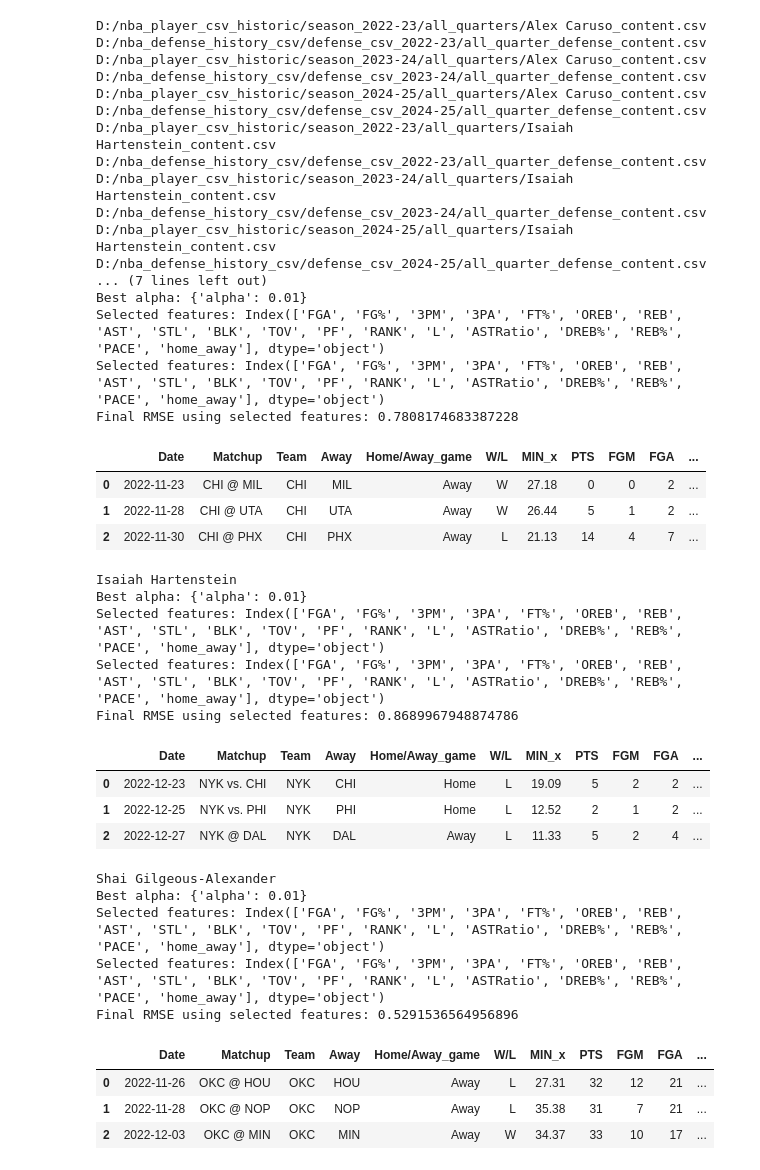
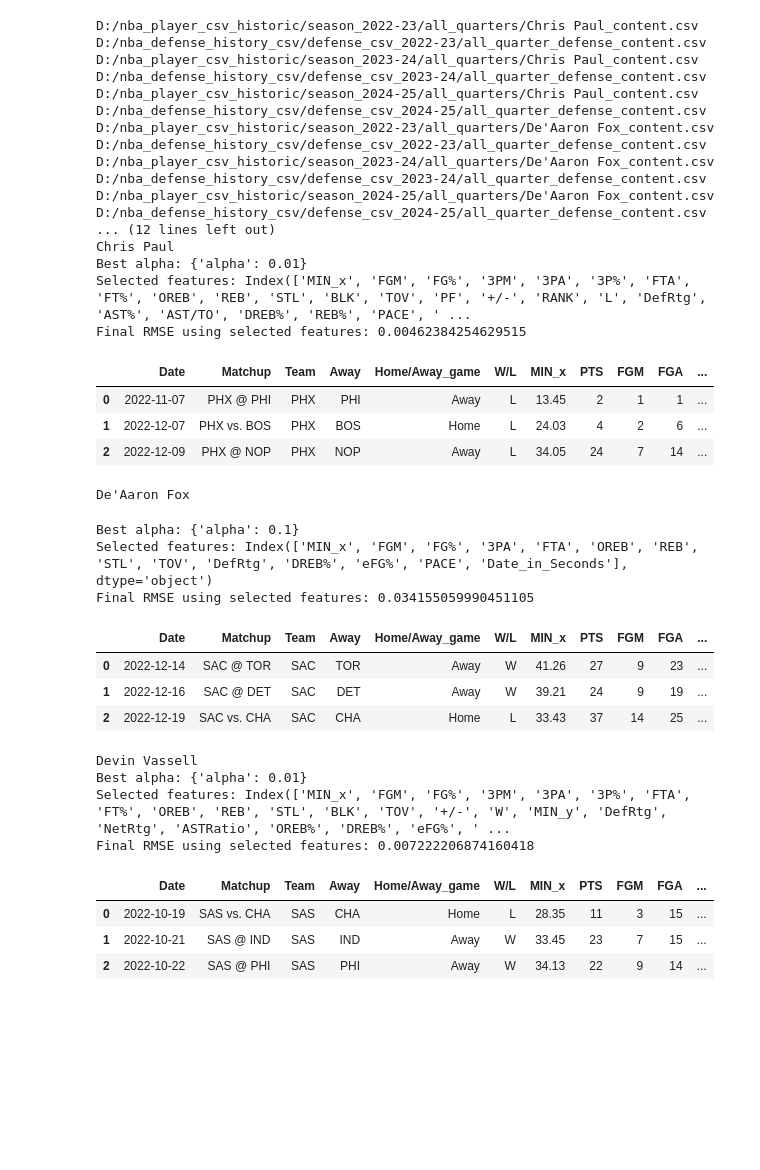
Before and after one commit to penfoldslaw/web_scraping_sports, a Jupyter notebook: models/linear_regression/feature_selection.ipynb, the cells around one changed output. Saved outputs shown, nothing was run; the diff lists cells and outputs as text; code cells hidden in the pictures; blank space fills up the shorter version.

```diff
--- a/models/linear_regression/feature_selection.ipynb
+++ b/models/linear_regression/feature_selection.ipynb
@@ -57,7 +57,7 @@ for player, df in player_df.items():
     import pandas as pd
 
 
-    df_X = df.drop(columns=['FGM','PTS','Date','Matchup','Team','Home/Away_game','W/L', 'Away', 'season', 'TEAM', 'season_defense'])
+    df_X = df.drop(columns=['OREB','PTS','Date','Matchup','Team','Home/Away_game','W/L', 'Away', 'season', 'TEAM', 'season_defense'])
 
     # print(len(df_X.columns))
 
@@ -73,7 +73,7 @@ for player, df in player_df.items():
     X = scaler.fit_transform(df_X)
     # X = pd.DataFrame(X_scaled, columns=df_X.columns)  # Convert back to DataFrame
 
-    y = df['FGM']  # Replace with your actual target
+    y = df['OREB']  # Replace with your actual target
 
 
     # Define the pipeline
@@ -126,7 +126,7 @@ Best R² score: 0.9779094684304063
 # %%
 from data_functions import his_usage_team
 
-player_names = {'Alex Caruso':'OKC', 'Isaiah Hartenstein':'OKC', 'Shai Gilgeous-Alexander':'OKC'}
+player_names = {'Chris Paul': 'SAS',"De'Aaron Fox": 'SAS', "Devin Vassell": 'SAS',"Harrison Barnes": 'SAS'}
 date_list = ["2022-23","2023-24","2024-25"]
 usage_path = "D:/nba_usage_csv_historic/usage_csv_{date}/{date}_content.csv"
 schedule_base_path = "D:/nba_scheduled_csv/schedule_csv_2025/{schedule_team}_schedule_content.csv"
@@ -147,9 +147,14 @@ for player, df in player_df.items():
     from sklearn.model_selection import train_test_split
     import numpy as np
 
+    df_X = df.drop(columns=['FGA','PTS','Date','Matchup','Team','Home/Away_game','W/L', 'Away', 'season', 'TEAM', 'season_defense'])
+
+
+
     scaler = StandardScaler()
     X = scaler.fit_transform(df_X)
-    X = pd.DataFrame(X, columns=df_X.columns)  # Convert back to DataFrame
+
+    y = df['FGA']  # Replace with your actual target
 
 
     # Define the grid search parameters for Lasso (L1 regularization)
@@ -164,6 +169,8 @@ for player, df in player_df.items():
     # Print best parameters
     print("Best alpha:", grid_search.best_params_)
 
+    X = pd.DataFrame(X, columns=df_X.columns)  # Convert back to DataFrame
+
 
     # Get the best alpha
     best_alpha = grid_search.best_params_['alpha']
@@ -171,6 +178,7 @@ for player, df in player_df.items():
     # Fit Lasso with the best alpha
     best_lasso = Lasso(alpha=best_alpha)
     best_lasso.fit(X, y)
+
 
     # Get selected (non-zero) feature indices
     selected_features = X.columns[best_lasso.coef_ != 0]
@@ -191,68 +199,58 @@ for player, df in player_df.items():
 
 
 
-
-
-
-
-    # Get selected (non-zero) feature indices
-    selected_features = X.columns[best_lasso.coef_ != 0]
-    print("Selected features:", selected_features)
-
     # Reduce X to selected features only
     X_train_selected = X_train[selected_features]
     X_test_selected = X_test[selected_features]
 
 
     # Retrain Lasso only on selected features
     final_lasso = Lasso(alpha=best_alpha)
     final_lasso.fit(X_train_selected, y_train)
 
     # Predict on the test set using the reduced feature set
     y_pred = final_lasso.predict(X_test_selected)
 
     # Calculate RMSE
     rmse = np.sqrt(mean_squared_error(y_test, y_pred))
 
     print("Final RMSE using selected features:", rmse)
     display(df.head(3))
 # %% [output]
-D:/nba_player_csv_historic/season_2022-23/all_quarters/Alex Caruso_content.csv
+D:/nba_player_csv_historic/season_2022-23/all_quarters/Chris Paul_content.csv
 D:/nba_defense_history_csv/defense_csv_2022-23/all_quarter_defense_content.csv
-D:/nba_player_csv_historic/season_2023-24/all_quarters/Alex Caruso_content.csv
+D:/nba_player_csv_historic/season_2023-24/all_quarters/Chris Paul_content.csv
 D:/nba_defense_history_csv/defense_csv_2023-24/all_quarter_defense_content.csv
-D:/nba_player_csv_historic/season_2024-25/all_quarters/Alex Caruso_content.csv
+D:/nba_player_csv_historic/season_2024-25/all_quarters/Chris Paul_content.csv
 D:/nba_defense_history_csv/defense_csv_2024-25/all_quarter_defense_content.csv
-D:/nba_player_csv_historic/season_2022-23/all_quarters/Isaiah Hartenstein_content.csv
+D:/nba_player_csv_historic/season_2022-23/all_quarters/De'Aaron Fox_content.csv
 D:/nba_defense_history_csv/defense_csv_2022-23/all_quarter_defense_content.csv
-D:/nba_player_csv_historic/season_2023-24/all_quarters/Isaiah Hartenstein_content.csv
+D:/nba_player_csv_historic/season_2023-24/all_quarters/De'Aaron Fox_content.csv
 D:/nba_defense_history_csv/defense_csv_2023-24/all_quarter_defense_content.csv
-D:/nba_player_csv_historic/season_2024-25/all_quarters/Isaiah Hartenstein_content.csv
+D:/nba_player_csv_historic/season_2024-25/all_quarters/De'Aaron Fox_content.csv
 D:/nba_defense_history_csv/defense_csv_2024-25/all_quarter_defense_content.csv
-... (7 lines left out)
+... (12 lines left out)
+Chris Paul
 Best alpha: {'alpha': 0.01}
-Selected features: Index(['FGA', 'FG%', '3PM', '3PA', 'FT%', 'OREB', 'REB', 'AST', 'STL', 'BLK', 'TOV', 'PF', 'RANK', 'L', 'ASTRatio', 'DREB%', 'REB%', 'PACE', 'home_away'], dtype='object')
-Selected features: Index(['FGA', 'FG%', '3PM', '3PA', 'FT%', 'OREB', 'REB', 'AST', 'STL', 'BLK', 'TOV', 'PF', 'RANK', 'L', 'ASTRatio', 'DREB%', 'REB%', 'PACE', 'home_away'], dtype='object')
-Final RMSE using selected features: 0.7808174683387228
+Selected features: Index(['MIN_x', 'FGM', 'FG%', '3PM', '3PA', '3P%', 'FTA', 'FT%', 'OREB', 'REB', 'STL', 'BLK', 'TOV', 'PF', '+/-', 'RANK', 'L', 'DefRtg', 'AST%', 'AST/TO', 'DREB%', 'REB%', 'PACE', ' ...
+Final RMSE using selected features: 0.00462384254629515
 |  | Date | Matchup | Team | Away | Home/Away_game | W/L | MIN_x | PTS | FGM | FGA | ... |
-| 0 | 2022-11-23 | CHI @ MIL | CHI | MIL | Away | W | 27.18 | 0 | 0 | 2 | ... |
-| 1 | 2022-11-28 | CHI @ UTA | CHI | UTA | Away | W | 26.44 | 5 | 1 | 2 | ... |
-| 2 | 2022-11-30 | CHI @ PHX | CHI | PHX | Away | L | 21.13 | 14 | 4 | 7 | ... |
+| 0 | 2022-11-07 | PHX @ PHI | PHX | PHI | Away | L | 13.45 | 2 | 1 | 1 | ... |
+| 1 | 2022-12-07 | PHX vs. BOS | PHX | BOS | Home | L | 24.03 | 4 | 2 | 6 | ... |
+| 2 | 2022-12-09 | PHX @ NOP | PHX | NOP | Away | L | 34.05 | 24 | 7 | 14 | ... |
-Isaiah Hartenstein
-Best alpha: {'alpha': 0.01}
-Selected features: Index(['FGA', 'FG%', '3PM', '3PA', 'FT%', 'OREB', 'REB', 'AST', 'STL', 'BLK', 'TOV', 'PF', 'RANK', 'L', 'ASTRatio', 'DREB%', 'REB%', 'PACE', 'home_away'], dtype='object')
-Selected features: Index(['FGA', 'FG%', '3PM', '3PA', 'FT%', 'OREB', 'REB', 'AST', 'STL', 'BLK', 'TOV', 'PF', 'RANK', 'L', 'ASTRatio', 'DREB%', 'REB%', 'PACE', 'home_away'], dtype='object')
-Final RMSE using selected features: 0.8689967948874786
+De'Aaron Fox
+Best alpha: {'alpha': 0.1}
+Selected features: Index(['MIN_x', 'FGM', 'FG%', '3PA', 'FTA', 'OREB', 'REB', 'STL', 'TOV', 'DefRtg', 'DREB%', 'eFG%', 'PACE', 'Date_in_Seconds'], dtype='object')
+Final RMSE using selected features: 0.034155059990451105
 |  | Date | Matchup | Team | Away | Home/Away_game | W/L | MIN_x | PTS | FGM | FGA | ... |
-| 0 | 2022-12-23 | NYK vs. CHI | NYK | CHI | Home | L | 19.09 | 5 | 2 | 2 | ... |
-| 1 | 2022-12-25 | NYK vs. PHI | NYK | PHI | Home | L | 12.52 | 2 | 1 | 2 | ... |
-| 2 | 2022-12-27 | NYK @ DAL | NYK | DAL | Away | L | 11.33 | 5 | 2 | 4 | ... |
+| 0 | 2022-12-14 | SAC @ TOR | SAC | TOR | Away | W | 41.26 | 27 | 9 | 23 | ... |
+| 1 | 2022-12-16 | SAC @ DET | SAC | DET | Away | W | 39.21 | 24 | 9 | 19 | ... |
+| 2 | 2022-12-19 | SAC vs. CHA | SAC | CHA | Home | L | 33.43 | 37 | 14 | 25 | ... |
-Shai Gilgeous-Alexander
-Best alpha: {'alpha': 0.01}
-Selected features: Index(['FGA', 'FG%', '3PM', '3PA', 'FT%', 'OREB', 'REB', 'AST', 'STL', 'BLK', 'TOV', 'PF', 'RANK', 'L', 'ASTRatio', 'DREB%', 'REB%', 'PACE', 'home_away'], dtype='object')
-Selected features: Index(['FGA', 'FG%', '3PM', '3PA', 'FT%', 'OREB', 'REB', 'AST', 'STL', 'BLK', 'TOV', 'PF', 'RANK', 'L', 'ASTRatio', 'DREB%', 'REB%', 'PACE', 'home_away'], dtype='object')
-Final RMSE using selected features: 0.5291536564956896
+Devin Vassell
+Best alpha: {'alpha': 0.01}
+Selected features: Index(['MIN_x', 'FGM', 'FG%', '3PM', '3PA', '3P%', 'FTA', 'FT%', 'OREB', 'REB', 'STL', 'BLK', 'TOV', '+/-', 'W', 'MIN_y', 'DefRtg', 'NetRtg', 'ASTRatio', 'OREB%', 'DREB%', 'eFG%', ' ...
+Final RMSE using selected features: 0.007222206874160418
 |  | Date | Matchup | Team | Away | Home/Away_game | W/L | MIN_x | PTS | FGM | FGA | ... |
-| 0 | 2022-11-26 | OKC @ HOU | OKC | HOU | Away | L | 27.31 | 32 | 12 | 21 | ... |
-| 1 | 2022-11-28 | OKC @ NOP | OKC | NOP | Away | L | 35.38 | 31 | 7 | 21 | ... |
-| 2 | 2022-12-03 | OKC @ MIN | OKC | MIN | Away | W | 34.37 | 33 | 10 | 17 | ... |
+| 0 | 2022-10-19 | SAS vs. CHA | SAS | CHA | Home | L | 28.35 | 11 | 3 | 15 | ... |
+| 1 | 2022-10-21 | SAS @ IND | SAS | IND | Away | W | 33.45 | 23 | 7 | 15 | ... |
+| 2 | 2022-10-22 | SAS @ PHI | SAS | PHI | Away | W | 34.13 | 22 | 9 | 14 | ... |
```
Also changed, not shown: parts of 2 cells of this notebook, 6 other files.
